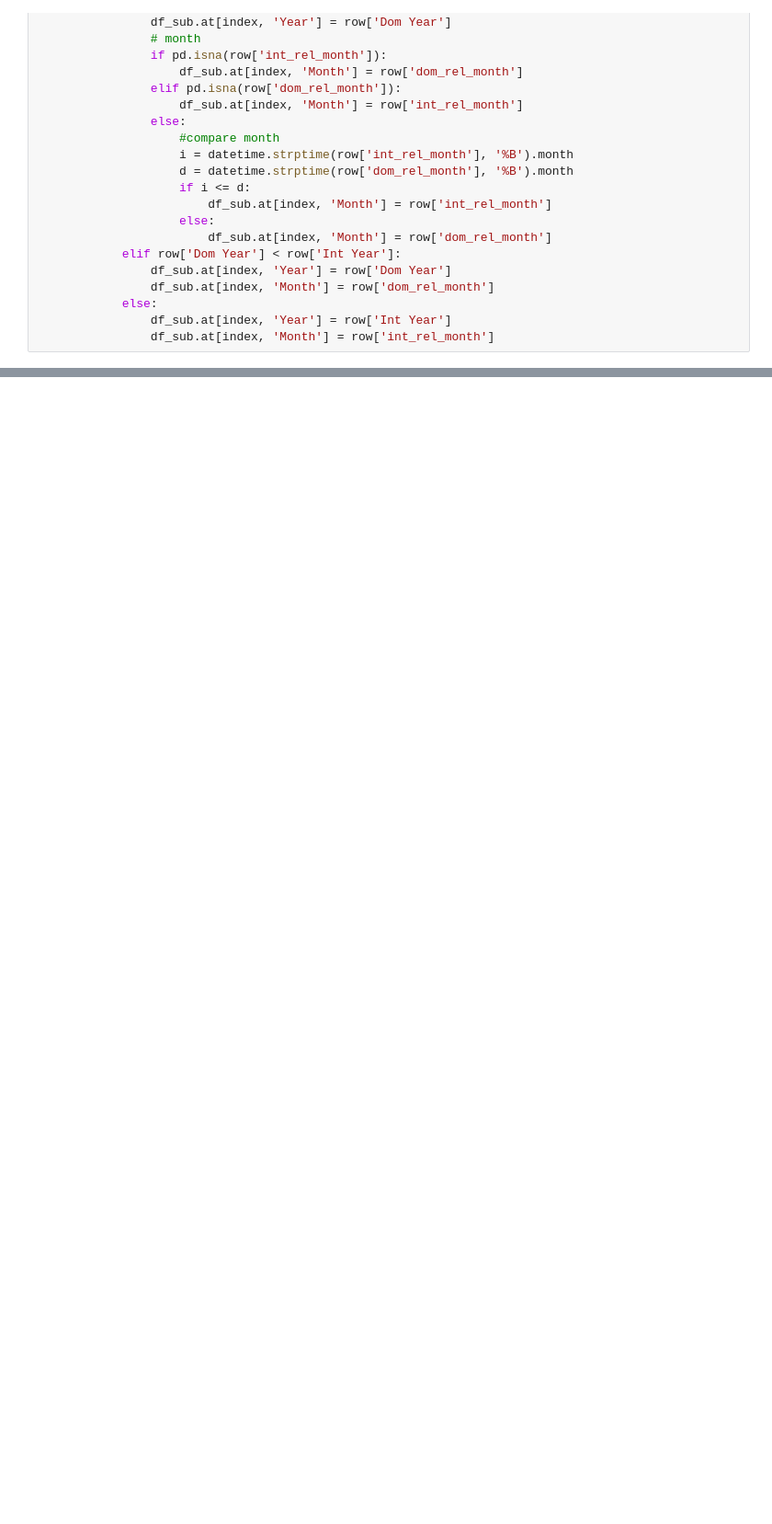
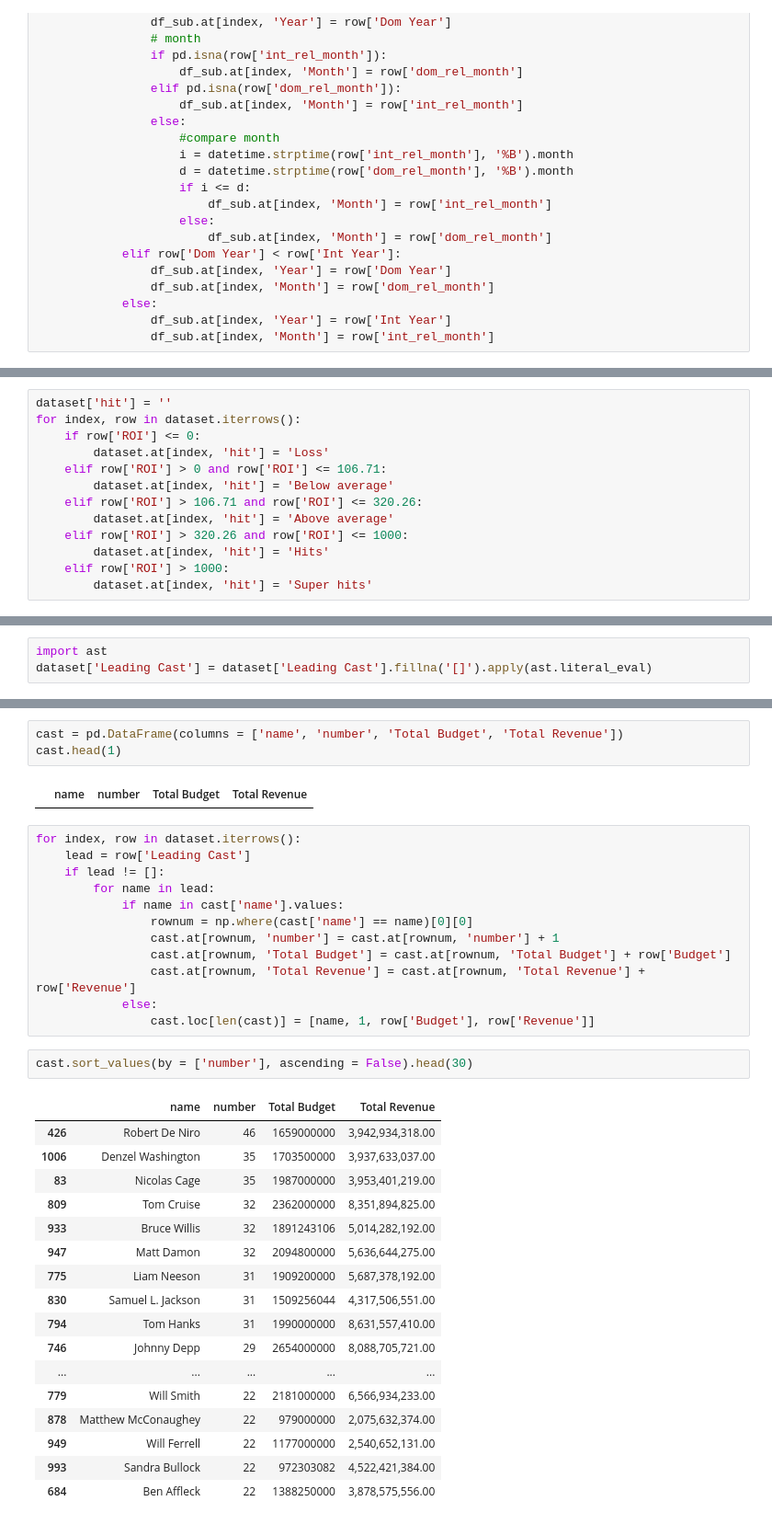
Before and after one commit to kongwei981126/Movie-Industry, a Jupyter notebook: Untitled1.ipynb, the cells around one changed output, grey strips where cells are left out. Shown at 92% size. Drawn from its saved outputs; the diff is of its cells as text; blank space fills up the shorter version.

```diff
--- a/Untitled1.ipynb
+++ b/Untitled1.ipynb
@@ -160,0 +157,13 @@ df_sub
+# %%
+dataset['hit'] = ''
+for index, row in dataset.iterrows():
+    if row['ROI'] <= 0:
+        dataset.at[index, 'hit'] = 'Loss'
+    elif row['ROI'] > 0 and row['ROI'] <= 106.71:
+        dataset.at[index, 'hit'] = 'Below average'
+    elif row['ROI'] > 106.71 and row['ROI'] <= 320.26:
+        dataset.at[index, 'hit'] = 'Above average'
+    elif row['ROI'] > 320.26 and row['ROI'] <= 1000:
+        dataset.at[index, 'hit'] = 'Hits'
+    elif row['ROI'] > 1000:
+        dataset.at[index, 'hit'] = 'Super hits'
@@ -160,0 +237,3 @@ df_sub
+# %%
+import ast
+dataset['Leading Cast'] = dataset['Leading Cast'].fillna('[]').apply(ast.literal_eval)
@@ -160,0 +244,37 @@ df_sub
+# %%
+cast = pd.DataFrame(columns = ['name', 'number', 'Total Budget', 'Total Revenue'])
+cast.head(1)
+# %% [output]
+|  | name | number | Total Budget | Total Revenue |
+# %%
+for index, row in dataset.iterrows():
+    lead = row['Leading Cast']
+    if lead != []:
+        for name in lead:
+            if name in cast['name'].values:
+                rownum = np.where(cast['name'] == name)[0][0]
+                cast.at[rownum, 'number'] = cast.at[rownum, 'number'] + 1
+                cast.at[rownum, 'Total Budget'] = cast.at[rownum, 'Total Budget'] + row['Budget']
+                cast.at[rownum, 'Total Revenue'] = cast.at[rownum, 'Total Revenue'] + row['Revenue']
+            else:
+                cast.loc[len(cast)] = [name, 1, row['Budget'], row['Revenue']]
+# %%
+cast.sort_values(by = ['number'], ascending = False).head(30)
+# %% [output]
+|  | name | number | Total Budget | Total Revenue |
+| 426 | Robert De Niro | 46 | 1659000000 | 3,942,934,318.00 |
+| 1006 | Denzel Washington | 35 | 1703500000 | 3,937,633,037.00 |
+| 83 | Nicolas Cage | 35 | 1987000000 | 3,953,401,219.00 |
+| 809 | Tom Cruise | 32 | 2362000000 | 8,351,894,825.00 |
+| 933 | Bruce Willis | 32 | 1891243106 | 5,014,282,192.00 |
+| 947 | Matt Damon | 32 | 2094800000 | 5,636,644,275.00 |
+| 775 | Liam Neeson | 31 | 1909200000 | 5,687,378,192.00 |
+| 830 | Samuel L. Jackson | 31 | 1509256044 | 4,317,506,551.00 |
+| 794 | Tom Hanks | 31 | 1990000000 | 8,631,557,410.00 |
+| 746 | Johnny Depp | 29 | 2654000000 | 8,088,705,721.00 |
+| ... | ... | ... | ... | ... |
+| 779 | Will Smith | 22 | 2181000000 | 6,566,934,233.00 |
+| 878 | Matthew McConaughey | 22 | 979000000 | 2,075,632,374.00 |
+| 949 | Will Ferrell | 22 | 1177000000 | 2,540,652,131.00 |
+| 993 | Sandra Bullock | 22 | 972303082 | 4,522,421,384.00 |
+| 684 | Ben Affleck | 22 | 1388250000 | 3,878,575,556.00 |
```
Also changed, not shown: parts of 13 cells of this notebook, 3 other files.
